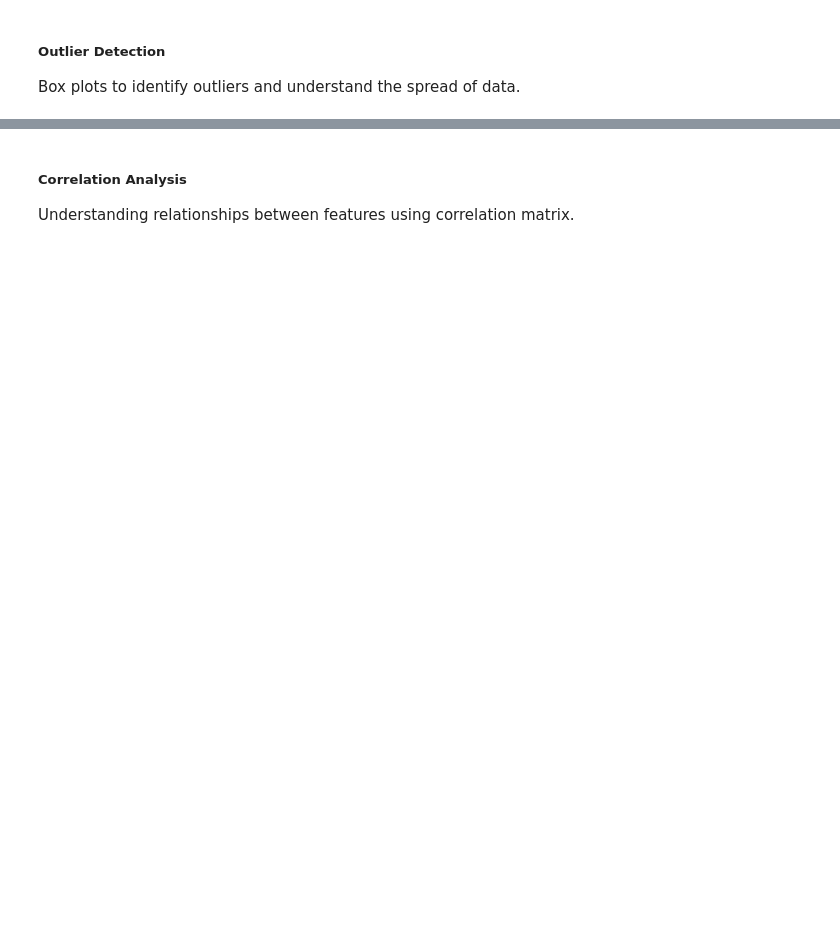
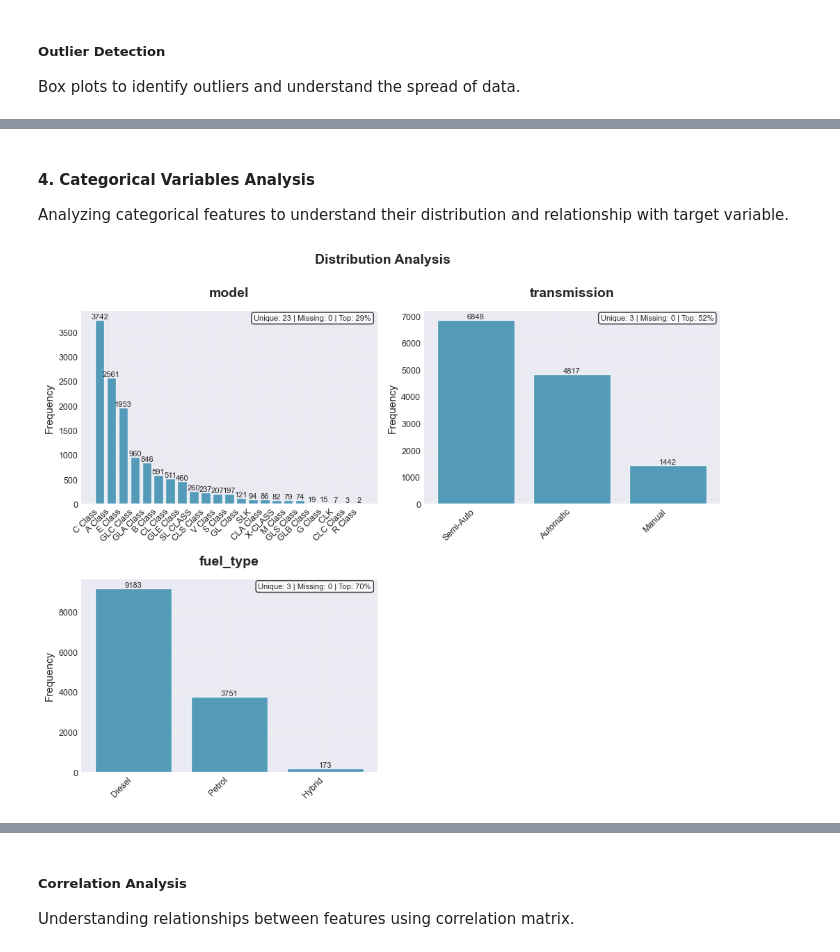
Before and after one commit to ashleysoffian/usecase, a Jupyter notebook: src/regression.ipynb, the cells around one changed output, grey strips where cells are left out. Cells and saved outputs as stored; diff of their text form; code cells hidden in the pictures; blank space fills up the shorter version.

```diff
--- a/src/regression.ipynb
+++ b/src/regression.ipynb
@@ -87,0 +108,9 @@ Box plots to identify outliers and understand the spread of data.
+# %% [markdown]
+#### 4. Categorical Variables Analysis
+
+Analyzing categorical features to understand their distribution and relationship with target variable.
+# %%
+fig = EA.categorical_bar_plot(df, variables=cat_features, combined=True)
+fig
+# %% [output]
+[figure, added]
```
Also changed, not shown: parts of 62 cells of this notebook.
